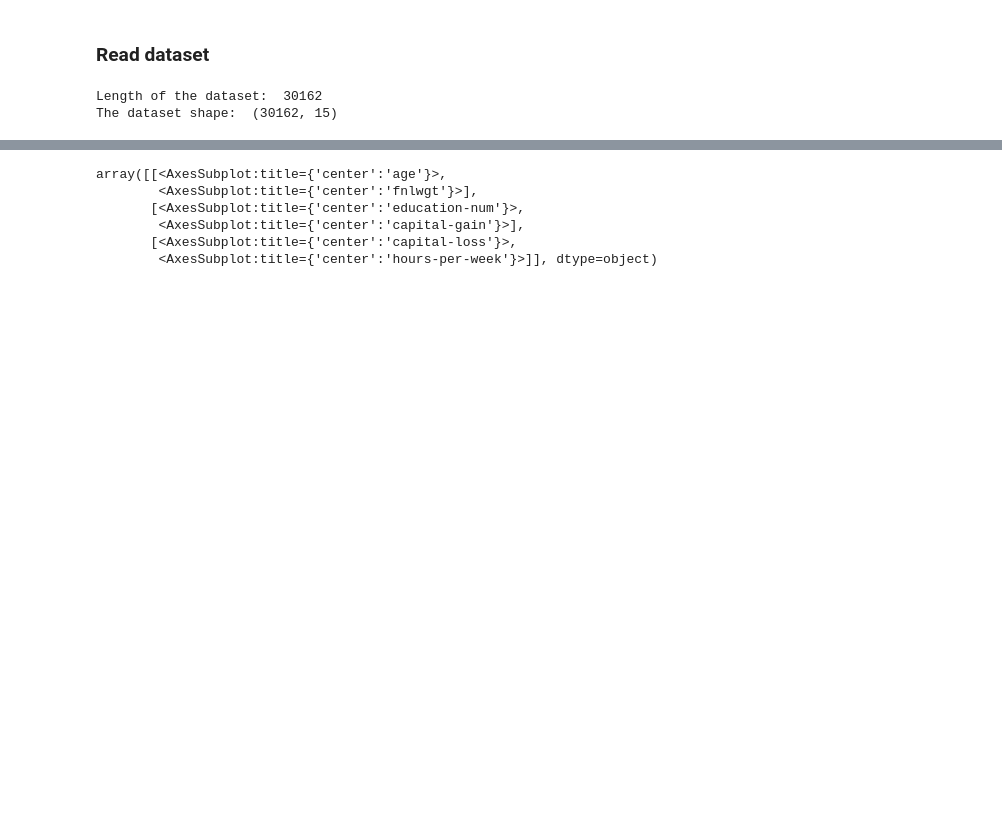
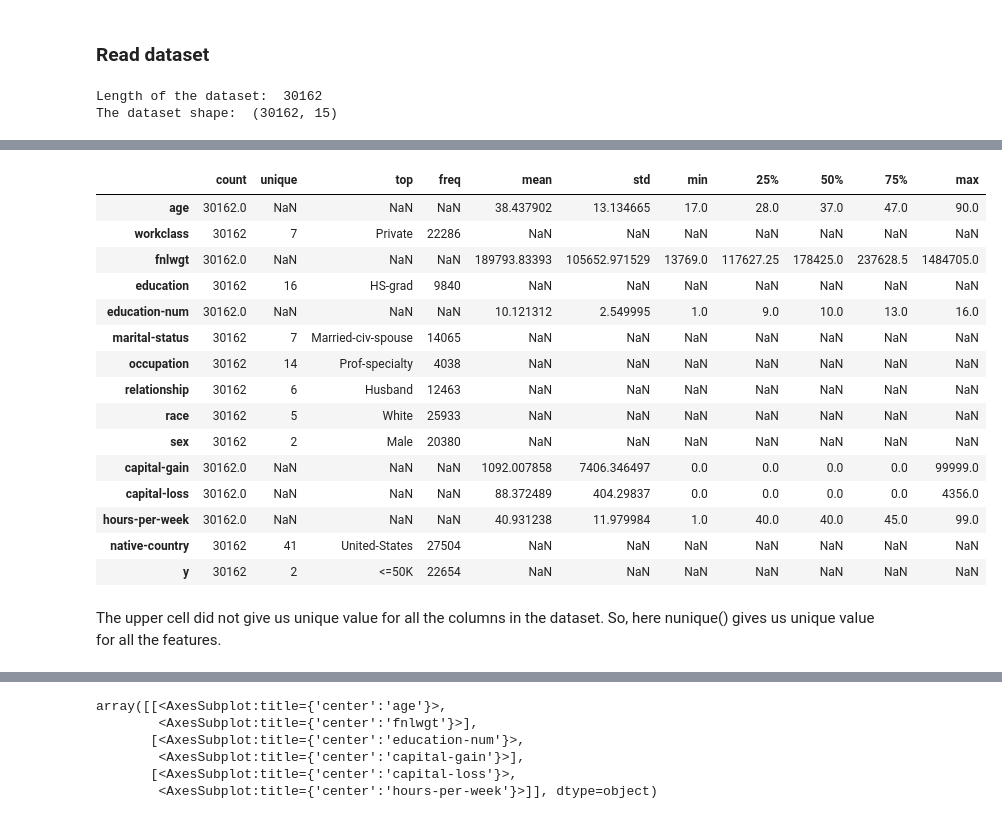
Before and after one commit to samiulengineer/sagan_fair_classifier, a Jupyter notebook: project/visualization.ipynb, the cells around one changed output, grey strips where cells are left out. Saved outputs shown, nothing was run; the diff lists cells and outputs as text; code cells hidden in the pictures; blank space fills up the shorter version.

```diff
--- a/project/visualization.ipynb
+++ b/project/visualization.ipynb
@@ -116,0 +92,21 @@ dtype: int64
+# %%
+df.describe(include='all').T
+# %% [output]
+|  | count | unique | top | freq | mean | std | min | 25% | 50% | 75% | max |
+| age | 30162.0 | NaN | NaN | NaN | 38.437902 | 13.134665 | 17.0 | 28.0 | 37.0 | 47.0 | 90.0 |
+| workclass | 30162 | 7 | Private | 22286 | NaN | NaN | NaN | NaN | NaN | NaN | NaN |
+| fnlwgt | 30162.0 | NaN | NaN | NaN | 189793.83393 | 105652.971529 | 13769.0 | 117627.25 | 178425.0 | 237628.5 | 1484705.0 |
+| education | 30162 | 16 | HS-grad | 9840 | NaN | NaN | NaN | NaN | NaN | NaN | NaN |
+| education-num | 30162.0 | NaN | NaN | NaN | 10.121312 | 2.549995 | 1.0 | 9.0 | 10.0 | 13.0 | 16.0 |
+| marital-status | 30162 | 7 | Married-civ-spouse | 14065 | NaN | NaN | NaN | NaN | NaN | NaN | NaN |
+| occupation | 30162 | 14 | Prof-specialty | 4038 | NaN | NaN | NaN | NaN | NaN | NaN | NaN |
+| relationship | 30162 | 6 | Husband | 12463 | NaN | NaN | NaN | NaN | NaN | NaN | NaN |
+| race | 30162 | 5 | White | 25933 | NaN | NaN | NaN | NaN | NaN | NaN | NaN |
+| sex | 30162 | 2 | Male | 20380 | NaN | NaN | NaN | NaN | NaN | NaN | NaN |
+| capital-gain | 30162.0 | NaN | NaN | NaN | 1092.007858 | 7406.346497 | 0.0 | 0.0 | 0.0 | 0.0 | 99999.0 |
+| capital-loss | 30162.0 | NaN | NaN | NaN | 88.372489 | 404.29837 | 0.0 | 0.0 | 0.0 | 0.0 | 4356.0 |
+| hours-per-week | 30162.0 | NaN | NaN | NaN | 40.931238 | 11.979984 | 1.0 | 40.0 | 40.0 | 45.0 | 99.0 |
+| native-country | 30162 | 41 | United-States | 27504 | NaN | NaN | NaN | NaN | NaN | NaN | NaN |
+| y | 30162 | 2 | <=50K | 22654 | NaN | NaN | NaN | NaN | NaN | NaN | NaN |
+# %% [markdown]
+The upper cell did not give us unique value for all the columns in the dataset. So, here nunique() gives us unique value for all the features.
```
Also changed, not shown: parts of 18 cells of this notebook.
